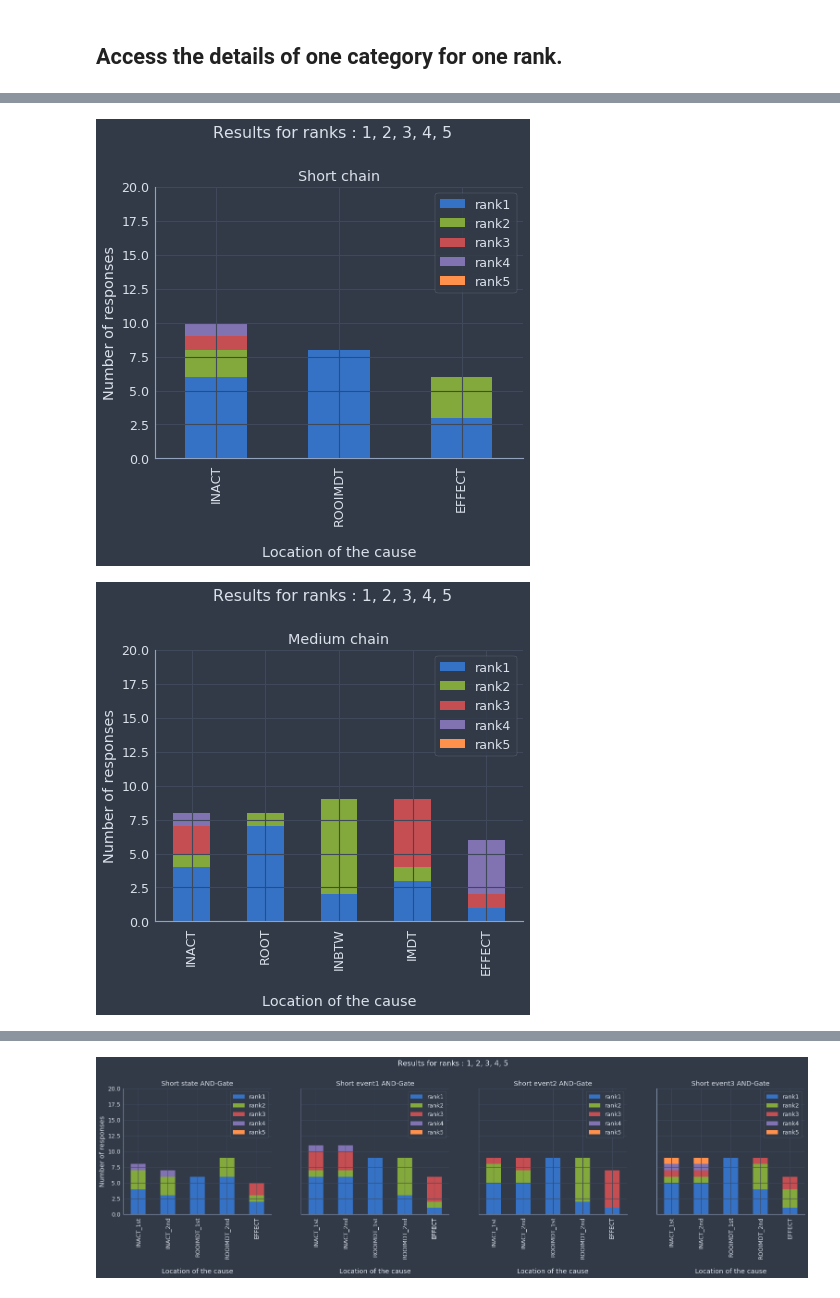
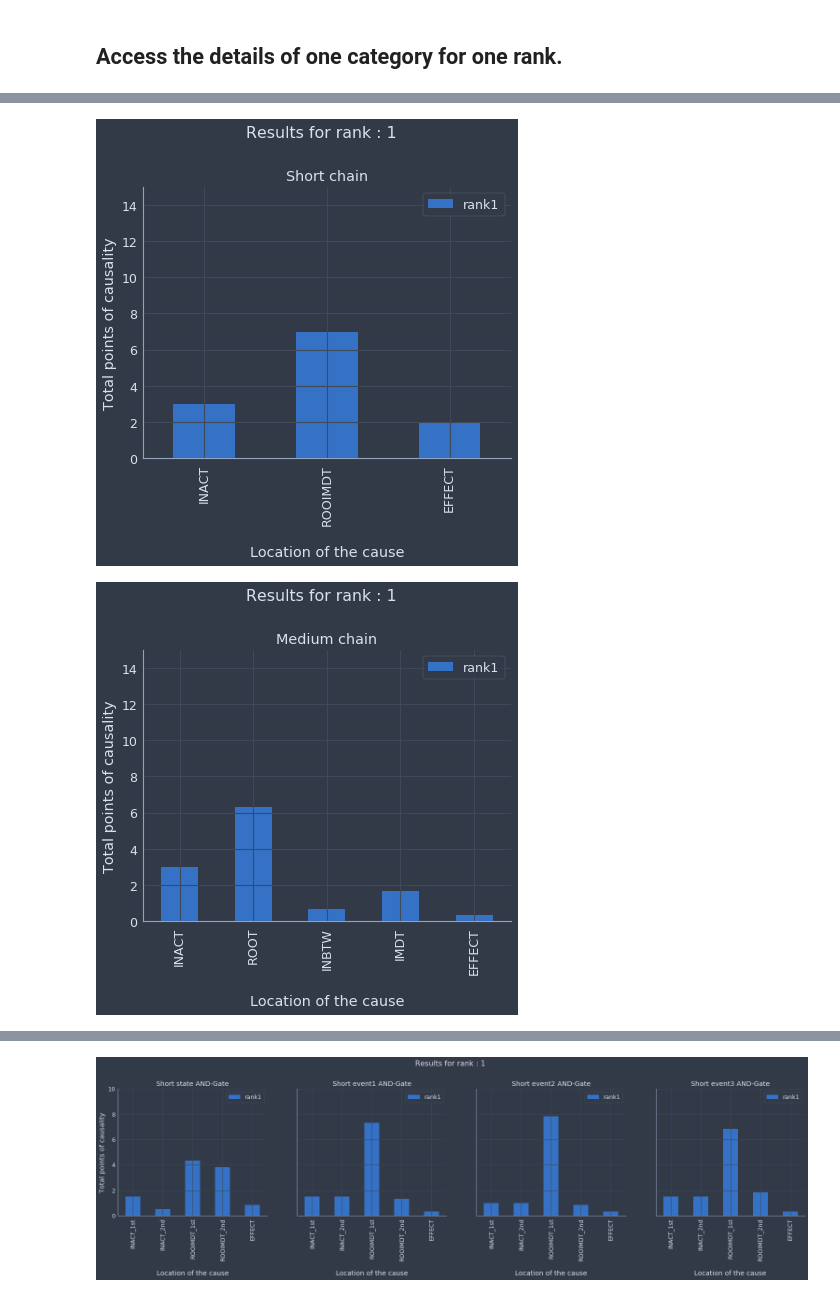
Before and after one commit to A-Fermo/continuity-cogsci21, a Jupyter notebook: analysis/analysis_E2.ipynb, the cells around one changed output, grey strips where cells are left out. Cells and saved outputs as stored; diff of their text form; code cells hidden in the pictures.

```diff
--- a/analysis/analysis_E2.ipynb
+++ b/analysis/analysis_E2.ipynb
@@ -22,0 +36,6 @@ data_clean.head()
+# %%
+time = []
+for item in data_clean[data_clean['stimulus']=='comment']['time_elapsed']:
+    time.append(item)
+time = np.array(time)
+time.mean()/1000/60
@@ -454,28 +510,28 @@ graph_cat_details(LongEvent,'INACT','LongEvent',rank=1,normalized=False)
 # %%
 # Same as the general comparison BUT only for the condition 'right' (the effect at the top right)
 
 ChainShort = Chain("short").add_filter(sampling='right')
 ChainMedium = Chain("medium").add_filter(sampling='right')
 ChainLong = Chain("long").add_filter(sampling='right')
 ShortState = AndGate("short").add_filter(sampling='right',delay=False)
 MediumState = AndGate("medium").add_filter(sampling='right',delay=False)
 LongState = AndGate("long").add_filter(sampling='right',delay=False)
 ShortEvent1 = AndGate("short").add_filter(sampling='right',delay="short")
 ShortEvent2 = AndGate("short").add_filter(sampling='right',delay="medium")
 ShortEvent3 = AndGate("short").add_filter(sampling='right',delay="long")
 MediumEvent1 = AndGate("medium").add_filter(sampling='right',delay="short")
 MediumEvent2  = AndGate("medium").add_filter(sampling='right',delay="medium")
 MediumEvent3 = AndGate("medium").add_filter(sampling='right',delay="long")
 LongEvent1 = AndGate("long").add_filter(sampling='right',delay="short")
 LongEvent2  = AndGate("long").add_filter(sampling='right',delay="medium")
 LongEvent3 = AndGate("long").add_filter(sampling='right',delay="long")
 
-graph(ChainShort,title1,rank=[1,2,3,4,5],normalized=False,limit=20)
-graph(ChainMedium,title2,rank=[1,2,3,4,5],normalized=False,limit=20)
-graph(ChainLong,title3,rank=[1,2,3,4,5],normalized=False,limit=30)
-graph([ShortState,ShortEvent1,ShortEvent2,ShortEvent3],title4,rank=[1,2,3,4,5],normalized=False,limit=20)
-graph([MediumState,MediumEvent1,MediumEvent2,MediumEvent3],title5,rank=[1,2,3,4,5],normalized=False,limit=20)
-graph([LongState,LongEvent1,LongEvent2,LongEvent3],title6,rank=[1,2,3,4,5],normalized=False,limit=30)
+graph(ChainShort,title1,rank=1,normalized=False,limit=15)
+graph(ChainMedium,title2,rank=1,normalized=False,limit=15)
+graph(ChainLong,title3,rank=1,normalized=False,limit=10)
+graph([ShortState,ShortEvent1,ShortEvent2,ShortEvent3],title4,rank=1,normalized=False,limit=10)
+graph([MediumState,MediumEvent1,MediumEvent2,MediumEvent3],title5,rank=1,normalized=False,limit=10)
+graph([LongState,LongEvent1,LongEvent2,LongEvent3],title6,rank=1,normalized=False,limit=10)
 # %% [output]
-[figure, old version]
+[figure, new version]
-[figure, old version]
+[figure, new version]
@@ -483 +539 @@ graph([LongState,LongEvent1,LongEvent2,LongEvent3],title6,rank=[1,2,3,4,5],norma
-[figure, old version]
+[figure, new version]
```
Also changed, not shown: parts of 26 cells of this notebook, 1 other file.
